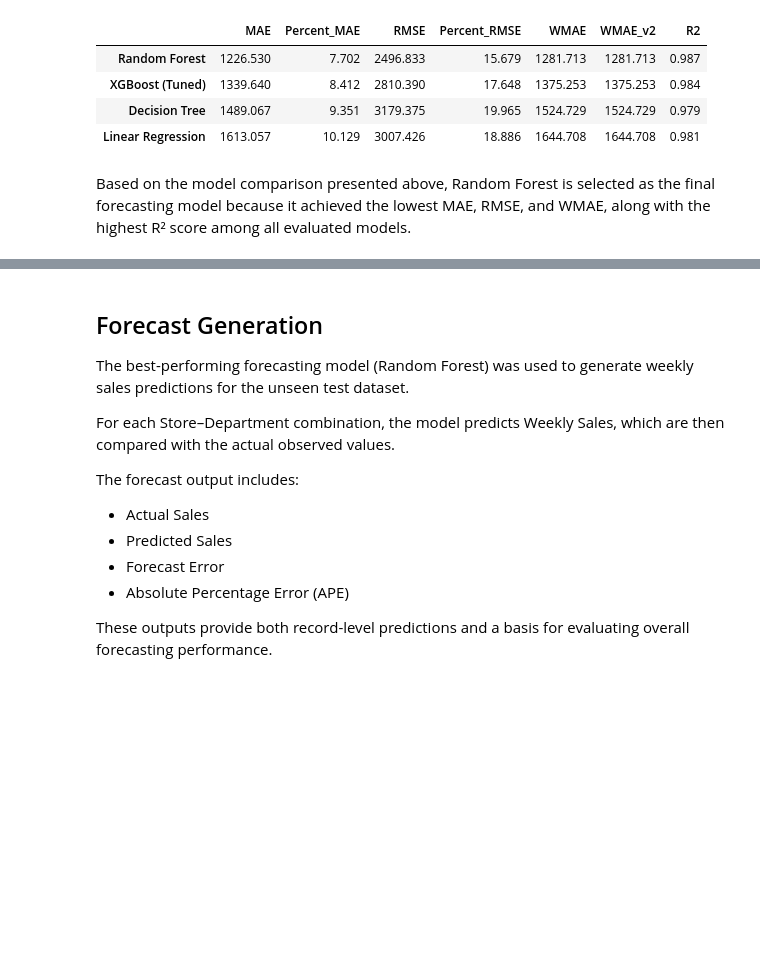
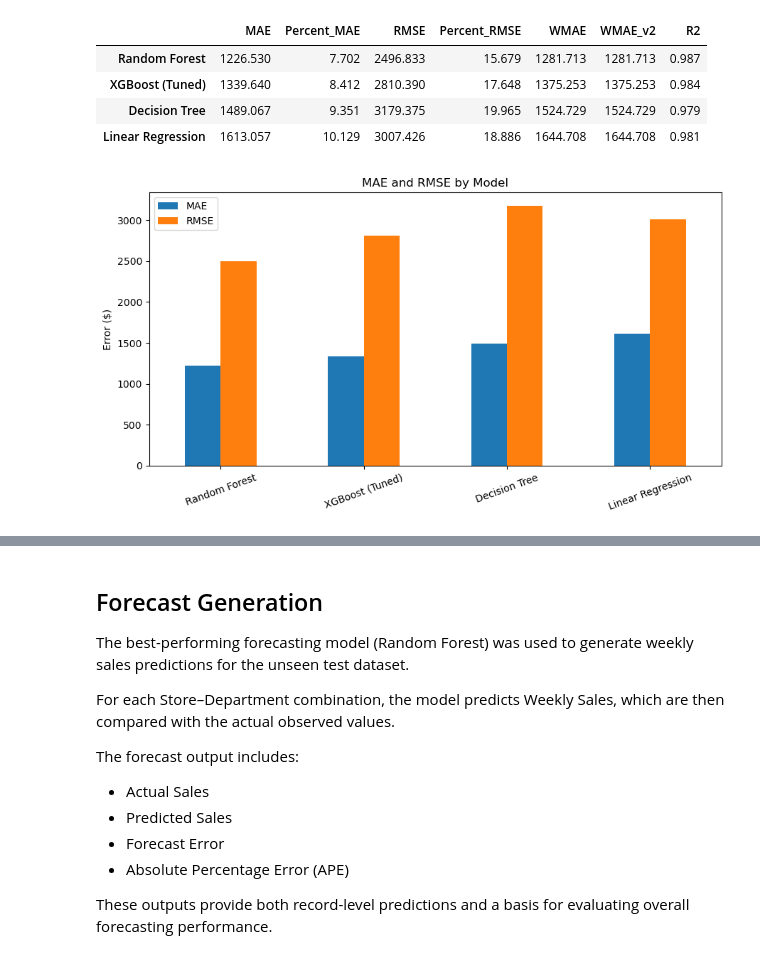
Before and after one commit to sidxdata/Retail-Sales-Forecasting, a Jupyter notebook: TimeSeriesAnalysis_2.ipynb, the cells around one changed output, grey strips where cells are left out. Drawn from its saved outputs; the diff is of its cells as text; code cells hidden in the pictures; blank space fills up the shorter version.

```diff
--- a/TimeSeriesAnalysis_2.ipynb
+++ b/TimeSeriesAnalysis_2.ipynb
@@ -1435,5 +1435,12 @@ comparison
 | XGBoost (Tuned) | 1339.640 | 8.412 | 2810.390 | 17.648 | 1375.253 | 1375.253 | 0.984 |
 | Decision Tree | 1489.067 | 9.351 | 3179.375 | 19.965 | 1524.729 | 1524.729 | 0.979 |
 | Linear Regression | 1613.057 | 10.129 | 3007.426 | 18.886 | 1644.708 | 1644.708 | 0.981 |
-# %% [markdown]
-Based on the model comparison presented above, Random Forest is selected as the final forecasting model because it achieved the lowest MAE, RMSE, and WMAE, along with the highest R² score among all evaluated models.
+# %%
+metrics_plot = comparison[['MAE', 'RMSE']].plot(kind='bar', figsize=(9,5))
+plt.title("MAE and RMSE by Model")
+plt.ylabel("Error ($)")
+plt.xticks(rotation=20)
+plt.tight_layout()
+plt.show()
+# %% [output]
+[figure, added]
```
Also changed, not shown: parts of 3 cells of this notebook.
